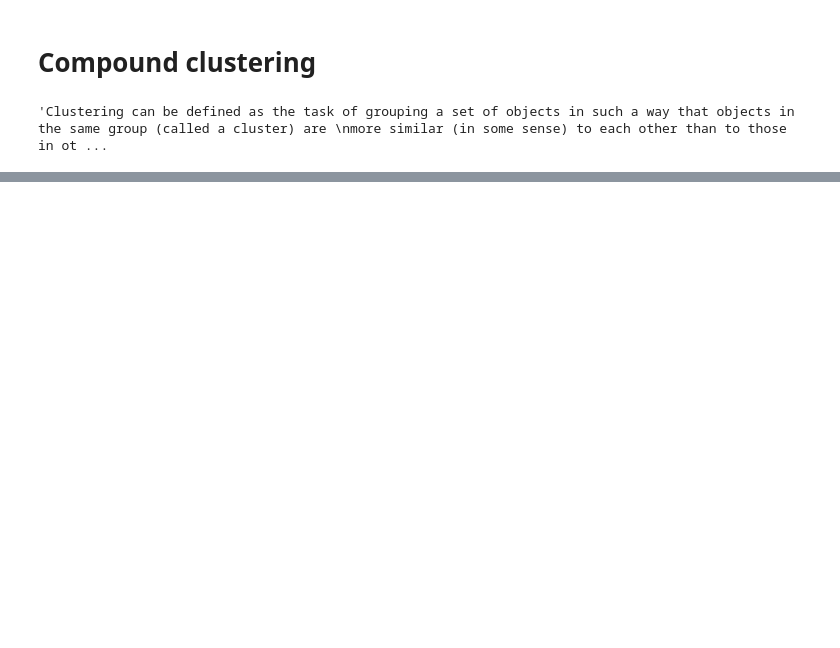
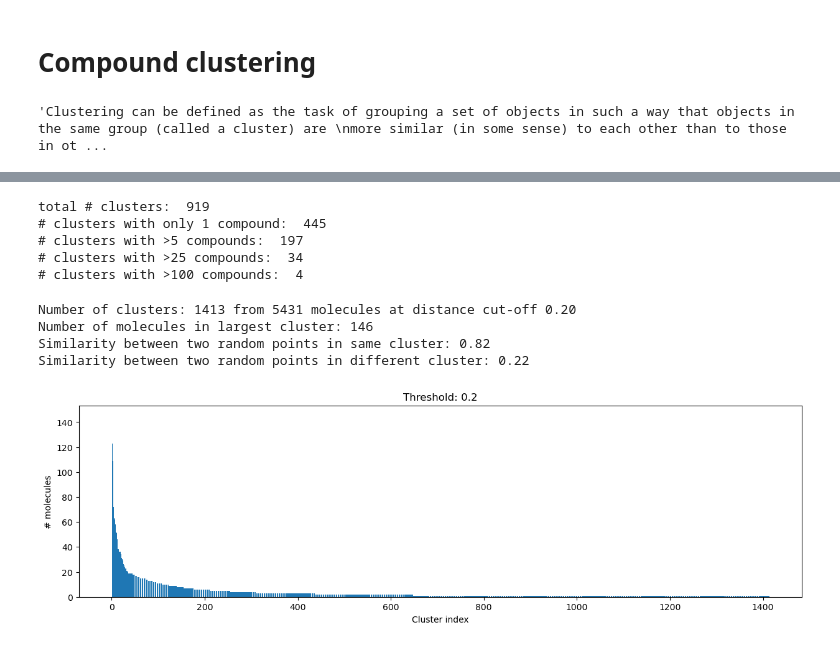
Before and after one commit to DeokhyeonYoon/Practice_for_DrugDiscovery, a Jupyter notebook: Chemical_similarity_search_and_Ligand_stability(vertualscreening)/tutorial_5.ipynb, the cells around one changed output, grey strips where cells are left out. Saved outputs shown, nothing was run; the diff lists cells and outputs as text; code cells hidden in the pictures; blank space fills up the shorter version.

```diff
--- a/Chemical_similarity_search_and_Ligand_stability(vertualscreening)/tutorial_5.ipynb
+++ b/Chemical_similarity_search_and_Ligand_stability(vertualscreening)/tutorial_5.ipynb
@@ -38,0 +95,69 @@ DataFrame shape: (5431, 10)
+# %%
+# Clustering molecules: Centroids and exclusion spheres
+# "Butina clustering" (J. Chem. Inf. Model. (1999), 39 (4), 747) was developed to identify smaller but homogeneous clusters,
+# with the prerequisite that (at least) the cluster centroid will be more similar than a given threshold to every in the cluster.
+
+def cluster_fingerprints(fingerprints, cutoff=0.2):
+    """Cluster fingerprints
+    Parameters:
+        fingerprints
+        cutoff: threshold for the clustering
+    """
+    # Calculate Tanimoto distance matrix
+    distance_matrix = tanimoto_distance_matrix(fingerprints)
+    # Now cluster the data with the implemented Butina algorithm:
+    clusters = Butina.ClusterData(distance_matrix, len(fingerprints), cutoff, isDistData=True)
+    clusters = sorted(clusters, key=len, reverse=True)
+    return clusters
+# %%
+# Run the clustering procedure for the dataset
+clusters = cluster_fingerprints(fingerprints, cutoff=0.3)
+
+# Give a short report about the numbers of clusters and their sizes
+num_clust_g1 = sum(1 for c in clusters if len(c) ==1)
+num_clust_g5 = sum(1 for c in clusters if len(c) > 5)
+num_clust_g25 = sum(1 for c in clusters if len(c) > 25)
+num_clust_g100 = sum(1 for c in clusters if len(c) > 100)
+
+print("total # clusters: ", len(clusters))
+print("# clusters with only 1 compound: ", num_clust_g1)
+print("# clusters with >5 compounds: ", num_clust_g5)
+print("# clusters with >25 compounds: ", num_clust_g25)
+print("# clusters with >100 compounds: ", num_clust_g100)
+# %% [output]
+total # clusters:  919
+# clusters with only 1 compound:  445
+# clusters with >5 compounds:  197
+# clusters with >25 compounds:  34
+# clusters with >100 compounds:  4
+# %%
+cutoff = 0.2
+clusters = cluster_fingerprints(fingerprints, cutoff=cutoff)
+
+# Plot the size of the clusters - save plot
+fig, ax = plt.subplots(figsize=(15,4))
+ax.set_xlabel("Cluster index")
+ax.set_ylabel("# molecules")
+ax.bar(range(1, len(clusters) +1), [len(c) for c in clusters])
+ax.set_title(f"Threshold: {cutoff:3.1f}")
+fig.savefig(f"Threshold: {cutoff:3.1f}.png",
+            dpi = 300,
+            bbox_inches="tight",
+            transparent=True)
+
+print(
+    f"Number of clusters: {len(clusters)} from {len(compounds)} molecules at distance cut-off {cutoff:.2f}"
+)
+print("Number of molecules in largest cluster:", len(clusters[0]))
+print(
+    f"Similarity between two random points in same cluster: {DataStructs.TanimotoSimilarity(fingerprints[clusters[0][0]], fingerprints[clusters[0][1]]):.2f}"
+)
+print(
+    f"Similarity between two random points in different cluster: {DataStructs.TanimotoSimilarity(fingerprints[clusters[0][0]], fingerprints[clusters[1][0]]):.2f}"
+)
+# %% [output]
+Number of clusters: 1413 from 5431 molecules at distance cut-off 0.20
+Number of molecules in largest cluster: 146
+Similarity between two random points in same cluster: 0.82
+Similarity between two random points in different cluster: 0.22
+[figure, added]
```
Also changed, not shown: parts of 14 cells of this notebook, 9 other files.
